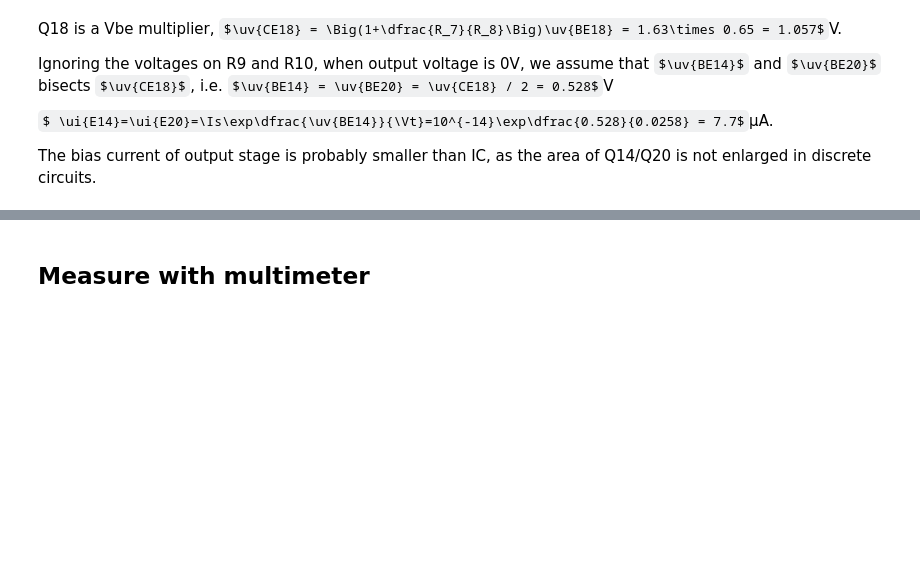
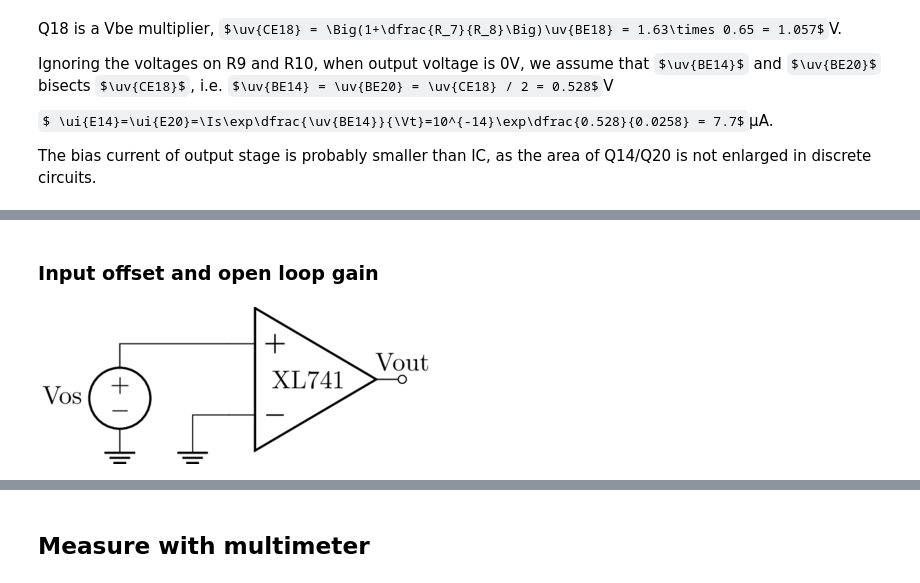
Before and after one commit to chenshuo/notes, a Jupyter notebook: notebooks/XL741.ipynb, the cells around one changed output, grey strips where cells are left out. Cells and saved outputs as stored; diff of their text form; code cells hidden in the pictures; some formulas as TeX source; blank space fills up the shorter version.

```diff
--- a/notebooks/XL741.ipynb
+++ b/notebooks/XL741.ipynb
@@ -395,0 +429,17 @@ Similar cases in Q8/Q9.
+# %% [markdown]
+### Input offset and open loop gain
+# %%
+%%tikz -p circuitikz
+
+\ctikzset{baseline, american currents, american voltages, european resistors}
+
+\draw (0, 0) node [op amp, noinv input up] (OA) {XL741};
+
+\draw (OA.+) to [short] ++(-1.5, 0)
+  to [V, l_={Vos}] ++(0, -1.5) coordinate (G)
+       node [tlground] {};
+\draw (OA.-) to [short] ++(-0.5, 0) coordinate (INV)
+  to [short] (INV|-G) node [tlground] {};
+\draw (OA.out) node [ocirc] {} node [above] {Vout};
+# %% [output]
+[figure, added]
```
Also changed, not shown: parts of 19 cells of this notebook.
